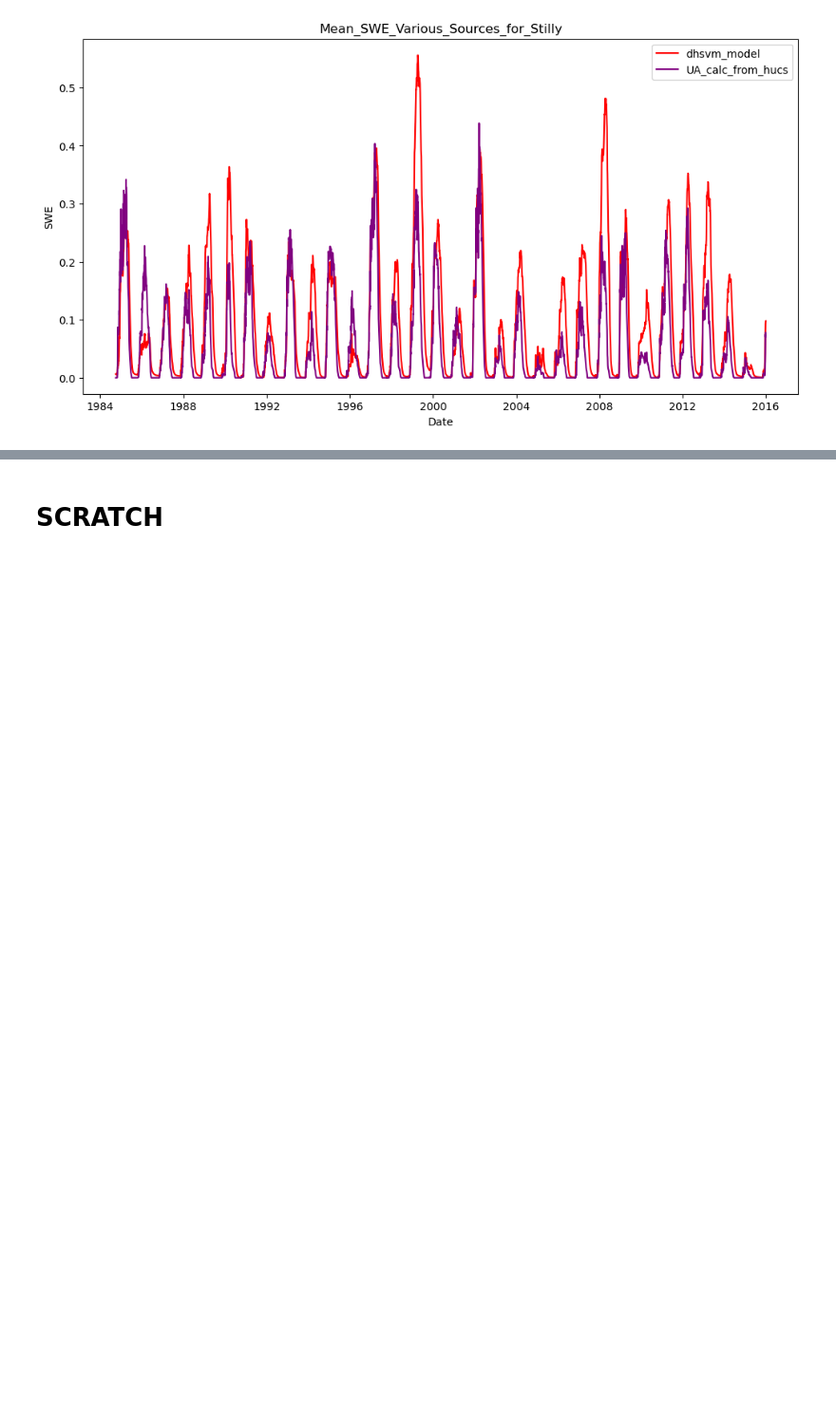
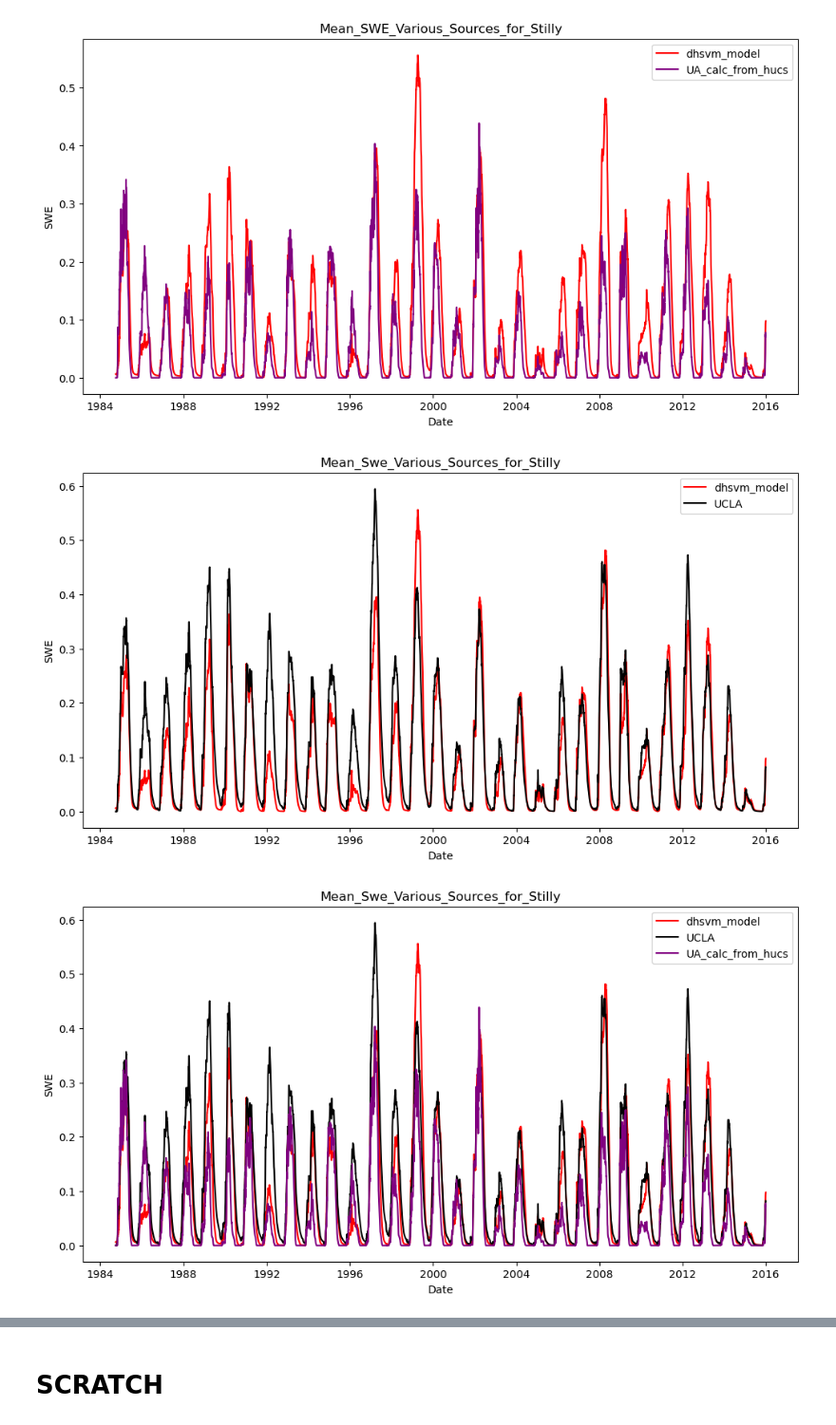
Before and after one commit to DSHydro/SnowML, a Jupyter notebook: notebooks/DHSVM/CompareSWESources.ipynb, the cells around one changed output, grey strips where cells are left out. Shown at 95% size. Drawn from its saved outputs; the diff is of its cells as text; code cells hidden in the pictures; blank space fills up the shorter version.

Commit message:
add charts

```diff
--- a/notebooks/DHSVM/CompareSWESources.ipynb
+++ b/notebooks/DHSVM/CompareSWESources.ipynb
@@ -48,7 +48,8 @@ snoho_dict = {
 stilly_dict = {
     "name": "Stilly",
     "dhsvm_huc_key": "hucs_match_hsvm_stilly.geojson",
-    "url": "https://data.cig.uw.edu/picea/mauger/misc/wrf_run_agg/Aggregated.Values_Stilliguamish"
+    "url": "https://data.cig.uw.edu/picea/mauger/misc/wrf_run_agg/Aggregated.Values_Stilliguamish",
+    "UCLA_file_nm": "mean_swe_ucla_2_in_stilly.csv" # reconstructed from hucs
 }
 
 skagit_dict = {
@@ -470,6 +471,9 @@ plot(x_vals, [DHSVM_dict, df_UA_hucs_dict], ttl = f"Mean_SWE_Various_Sources_for
 # %%
 
 # Load and Visualize UCLA data
-#df_UCLA, df_UCLA_dict =  calc_UCLA(my_dict)
-#plot(x_vals, [DHSVM_dict, df_UCLA_dict], ttl = f"Mean_Swe_Various_Sources_for_{name}")
-#plot(x_vals, [DHSVM_dict, df_UCLA_dict, df_UA_all_dict], ttl = f"Mean_Swe_Various_Sources_for_{name}", save = "True")
+df_UCLA, df_UCLA_dict =  calc_UCLA(my_dict)
+plot(x_vals, [DHSVM_dict, df_UCLA_dict], ttl = f"Mean_Swe_Various_Sources_for_{name}")
+plot(x_vals, [DHSVM_dict, df_UCLA_dict, df_UA_hucs_dict], ttl = f"Mean_Swe_Various_Sources_for_{name}", save = "True")
+# %% [output]
+[figure, added]
+[figure, added]
```
Also changed, not shown: parts of 3 cells of this notebook, 2 other files.
